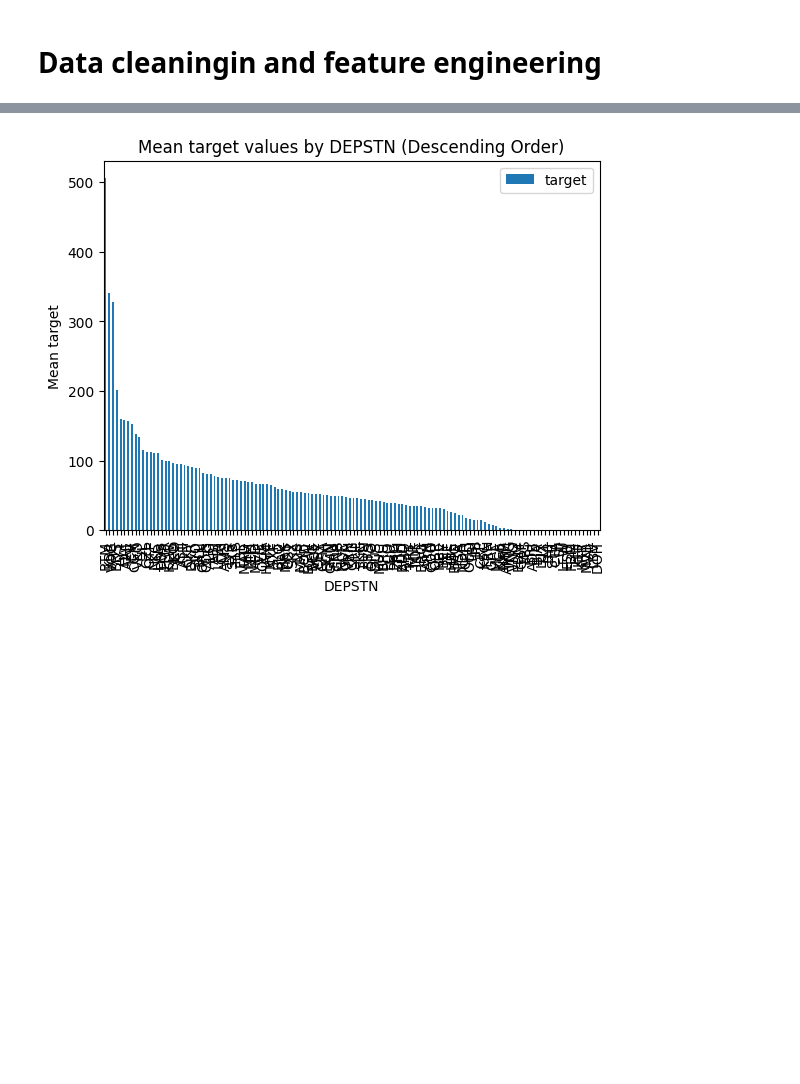
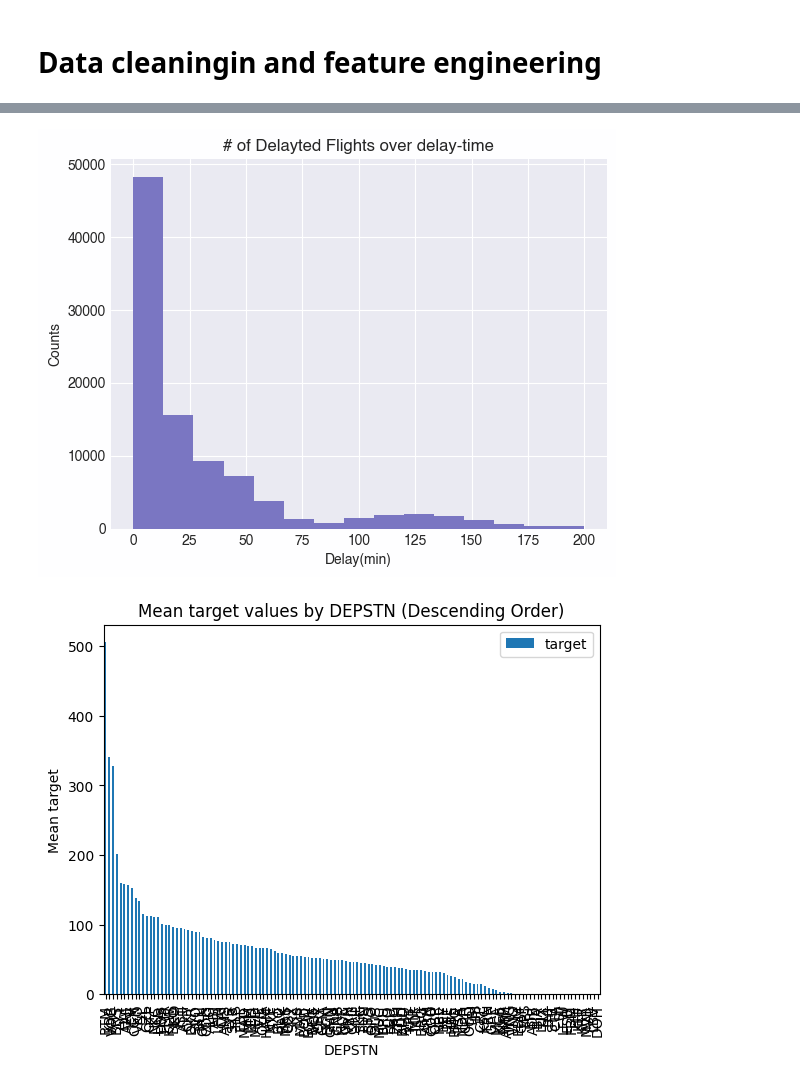
Before and after one commit to tanjina-hub/ml-project-fight-delay-prediction, a Jupyter notebook: EDA-and-modeling copy.ipynb, the cells around one changed output, grey strips where cells are left out. Cells and saved outputs as stored; diff of their text form; code cells hidden in the pictures; blank space fills up the shorter version.

```diff
--- a/EDA-and-modeling copy.ipynb
+++ b/EDA-and-modeling copy.ipynb
@@ -94,3 +178,15 @@ plt.show()
+# %%
+# Histogram with limited range and specified number of bins
+plt.hist(flight_delay_data['target'], range=(0, 200), bins=15)
+
+# Add axis labels
+plt.xlabel('Delay(min)')
+plt.ylabel('Counts')
+plt.title('# of Delayted Flights over delay-time')
+# Display the histogram
+plt.show()
+# %% [output]
+[figure, added]
 # %%
 import pandas as pd
 import matplotlib.pyplot as plt
```
Also changed, not shown: parts of 33 cells of this notebook, 31 other files.
